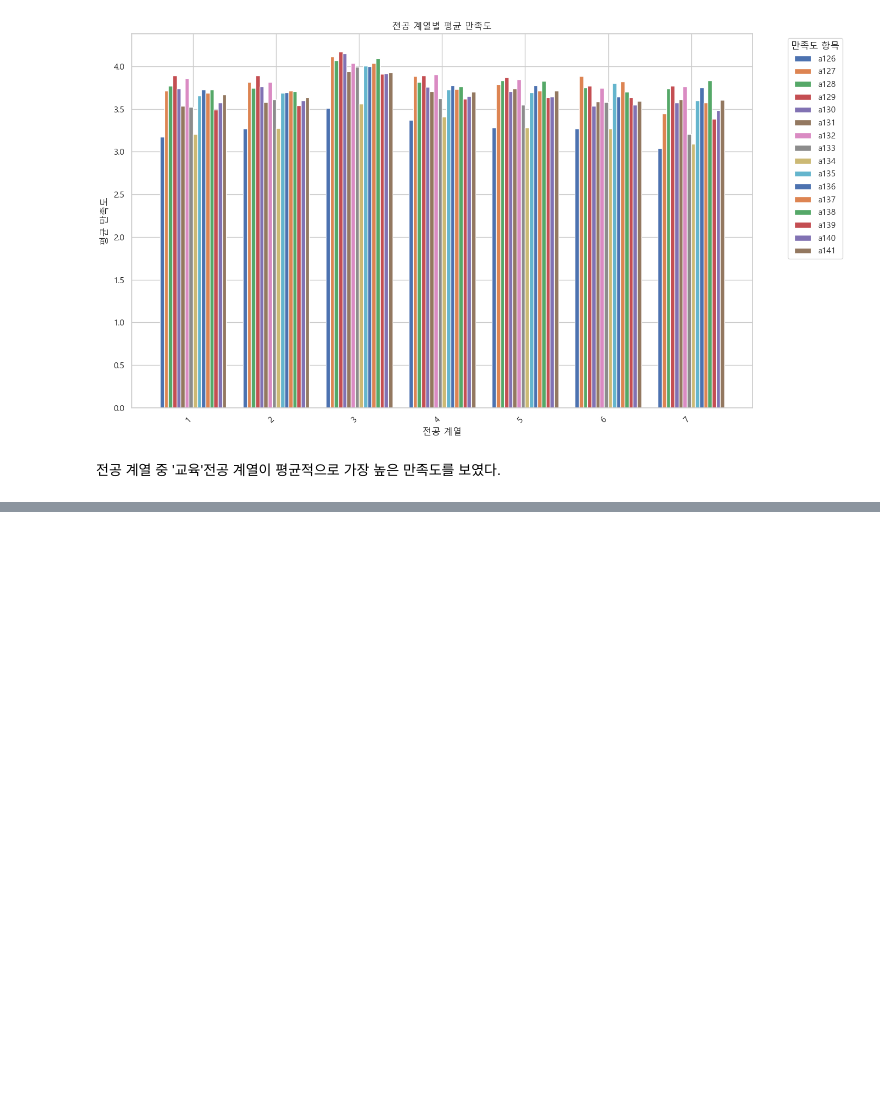
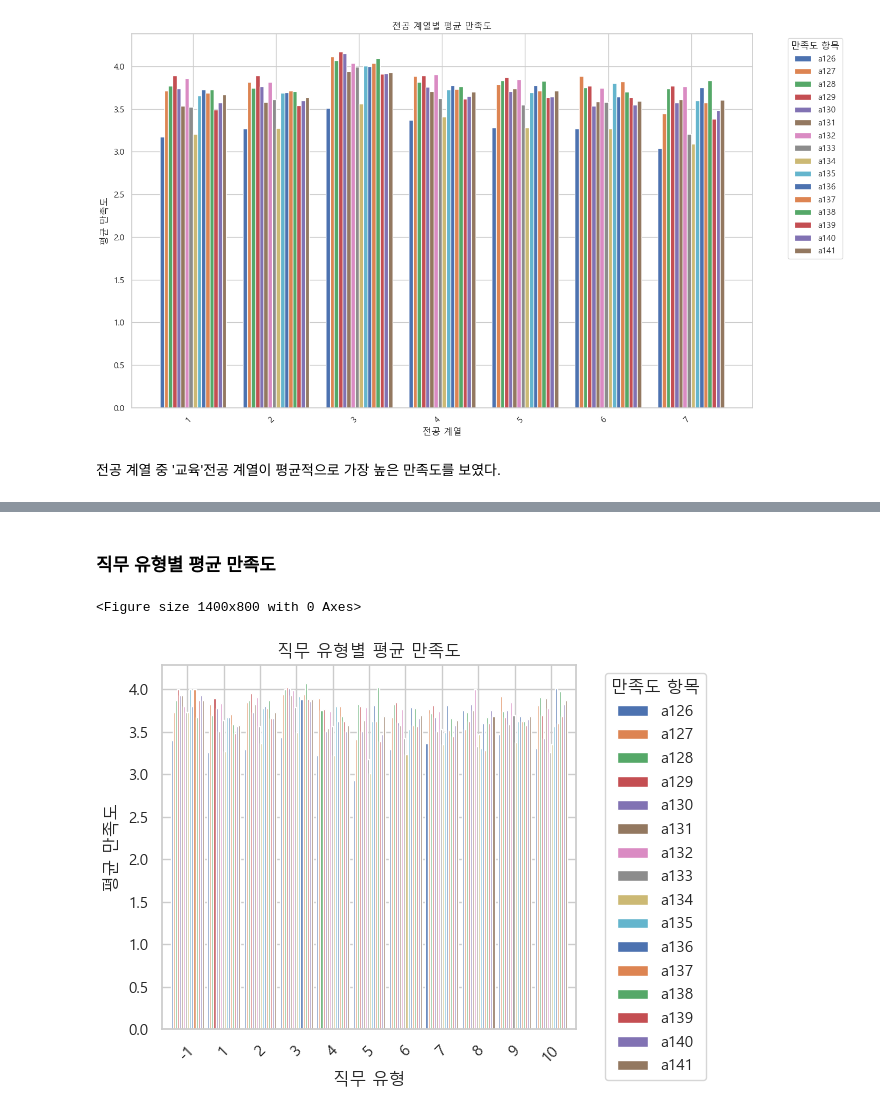
Before and after one commit to YoonMay26/python, a Jupyter notebook: 공공데이터_analysis_yoon.ipynb, the cells around one changed output, grey strips where cells are left out. Drawn from its saved outputs; the diff is of its cells as text; code cells hidden in the pictures; blank space fills up the shorter version.

```diff
--- a/공공데이터_analysis_yoon.ipynb
+++ b/공공데이터_analysis_yoon.ipynb
@@ -449,0 +578,15 @@ plt.show()
+# %% [markdown]
+### 직무 유형별 평균 만족도
+# %%
+plt.figure(figsize=(14, 8))
+job_satis.plot(x='job', kind='bar', stacked=False, width=0.9)
+plt.title('직무 유형별 평균 만족도')
+plt.xlabel('직무 유형')
+plt.ylabel('평균 만족도')
+plt.xticks(rotation=45)
+plt.legend(title='만족도 항목', bbox_to_anchor=(1.05, 1), loc='upper left')
+plt.tight_layout()
+plt.show()
+# %% [output]
+<Figure size 1400x800 with 0 Axes>
+[figure, added]
```
Also changed, not shown: parts of 11 cells of this notebook.
